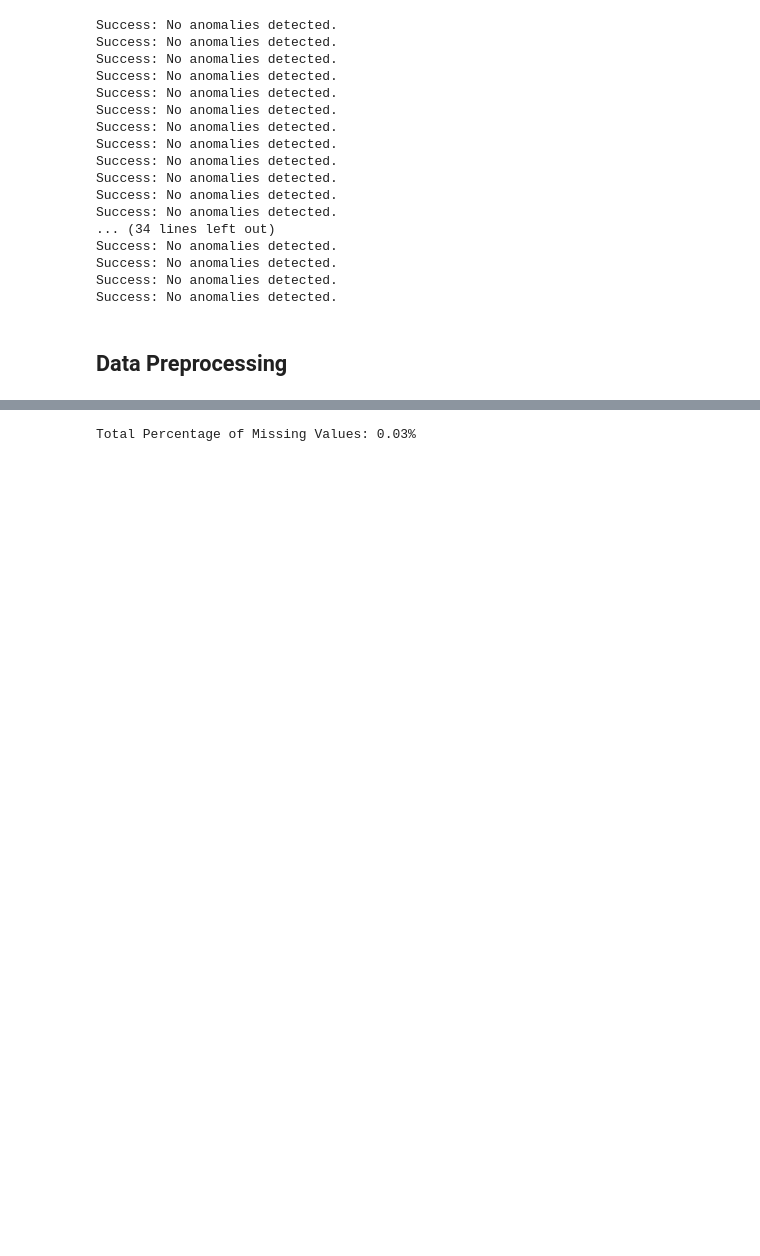
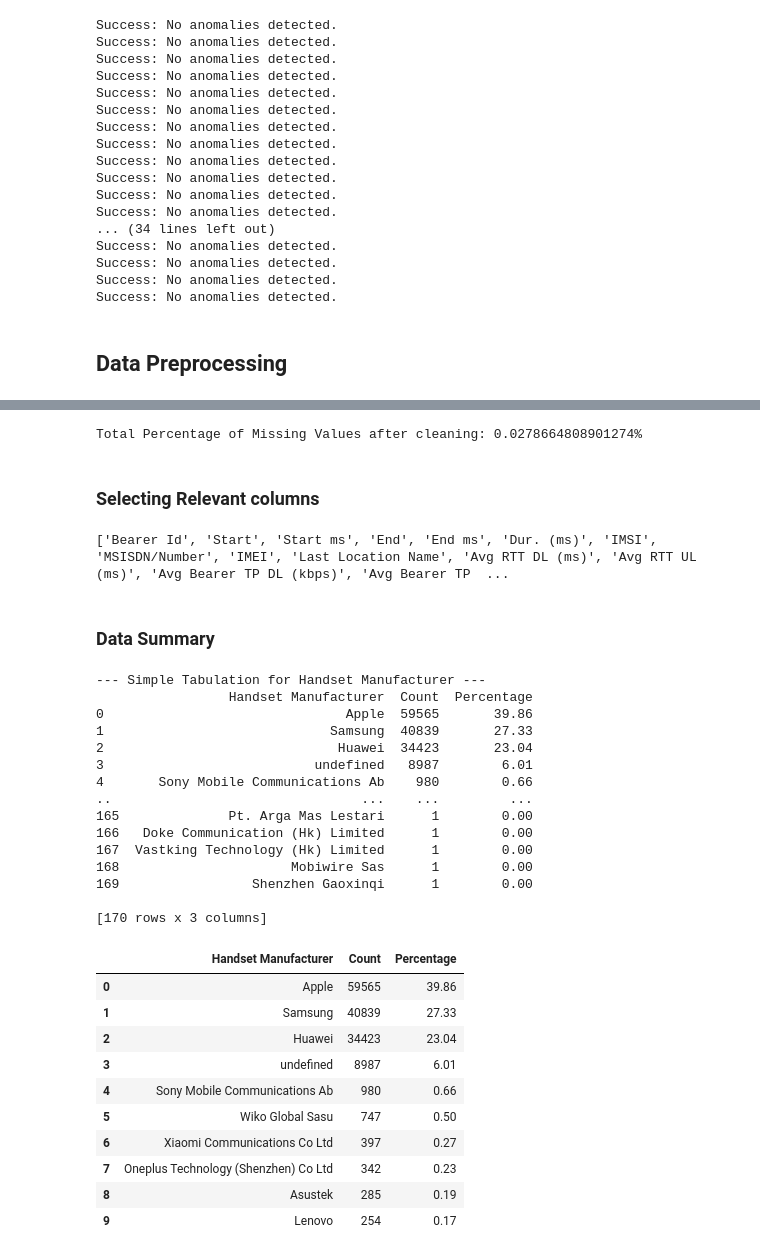
Before and after one commit to abrahamshimelis/TellCo-telecom, a Jupyter notebook: notebooks/data-quality-check.ipynb, the cells around one changed output, grey strips where cells are left out. Saved outputs shown, nothing was run; the diff lists cells and outputs as text; code cells hidden in the pictures; blank space fills up the shorter version.

```diff
--- a/notebooks/data-quality-check.ipynb
+++ b/notebooks/data-quality-check.ipynb
@@ -131,6 +135,12 @@ df[categorical_columns] = cat_imputer.fit_transform(df[categorical_columns])
 # %%
 # Calculate total percentage of missing values
 missing_data_percentage = get_total_missing_percentage(df)
-print(f"Total Percentage of Missing Values: {missing_data_percentage:.2f}%")
+print(f"Total Percentage of Missing Values after cleaning: {missing_data_percentage}%")
 # %% [output]
-Total Percentage of Missing Values: 0.03%
+Total Percentage of Missing Values after cleaning: 0.0278664808901274%
+# %% [markdown]
+### Selecting Relevant columns
+# %%
+print(df.columns.tolist())
+# %% [output]
+['Bearer Id', 'Start', 'Start ms', 'End', 'End ms', 'Dur. (ms)', 'IMSI', 'MSISDN/Number', 'IMEI', 'Last Location Name', 'Avg RTT DL (ms)', 'Avg RTT UL (ms)', 'Avg Bearer TP DL (kbps)', 'Avg Bearer TP  ...
@@ -136,0 +157,40 @@ Total Percentage of Missing Values: 0.03%
+# %% [markdown]
+### Data Summary
+# %%
+# Simple Tabulation for Handset Manufacturer
+print("--- Simple Tabulation for Handset Manufacturer ---")
+counts_manufacturer = df_relevant['Handset Manufacturer'].value_counts()
+total_manufacturer = counts_manufacturer.sum()
+percentages_manufacturer = counts_manufacturer.apply(lambda x: round((x / total_manufacturer) * 100, 2))
+
+result_manufacturer = pd.DataFrame({'Handset Manufacturer': counts_manufacturer.index, 'Count': counts_manufacturer.values, 'Percentage': percentages_manufacturer.values})
+print(result_manufacturer)
+print("\n")
+result_manufacturer.head(10)
+# %% [output]
+--- Simple Tabulation for Handset Manufacturer ---
+                 Handset Manufacturer  Count  Percentage
+0                               Apple  59565       39.86
+1                             Samsung  40839       27.33
+2                              Huawei  34423       23.04
+3                           undefined   8987        6.01
+4       Sony Mobile Communications Ab    980        0.66
+..                                ...    ...         ...
+165              Pt. Arga Mas Lestari      1        0.00
+166   Doke Communication (Hk) Limited      1        0.00
+167  Vastking Technology (Hk) Limited      1        0.00
+168                      Mobiwire Sas      1        0.00
+169                 Shenzhen Gaoxinqi      1        0.00
+
+[170 rows x 3 columns]
+|  | Handset Manufacturer | Count | Percentage |
+| 0 | Apple | 59565 | 39.86 |
+| 1 | Samsung | 40839 | 27.33 |
+| 2 | Huawei | 34423 | 23.04 |
+| 3 | undefined | 8987 | 6.01 |
+| 4 | Sony Mobile Communications Ab | 980 | 0.66 |
+| 5 | Wiko Global Sasu | 747 | 0.50 |
+| 6 | Xiaomi Communications Co Ltd | 397 | 0.27 |
+| 7 | Oneplus Technology (Shenzhen) Co Ltd | 342 | 0.23 |
+| 8 | Asustek | 285 | 0.19 |
+| 9 | Lenovo | 254 | 0.17 |
```
Also changed, not shown: parts of 14 cells of this notebook, 1 other file.
